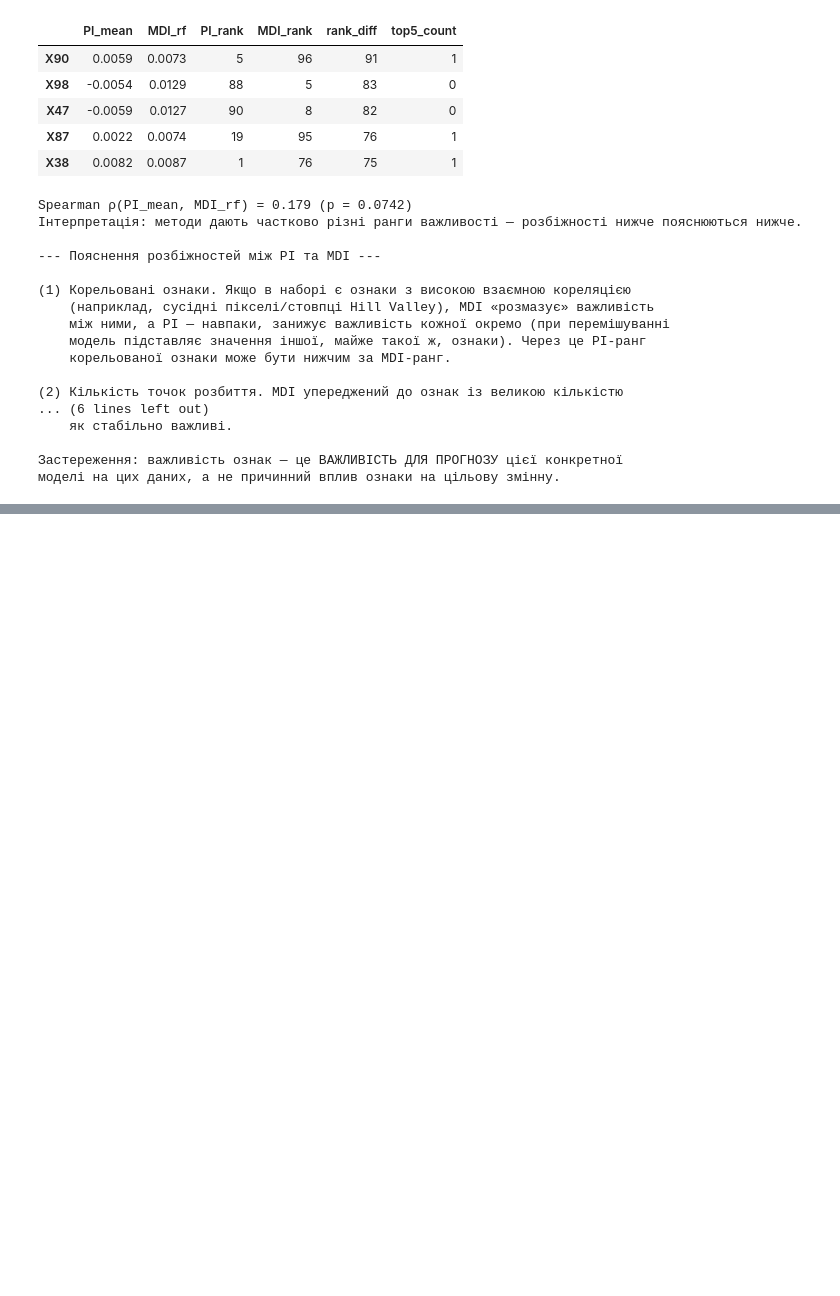
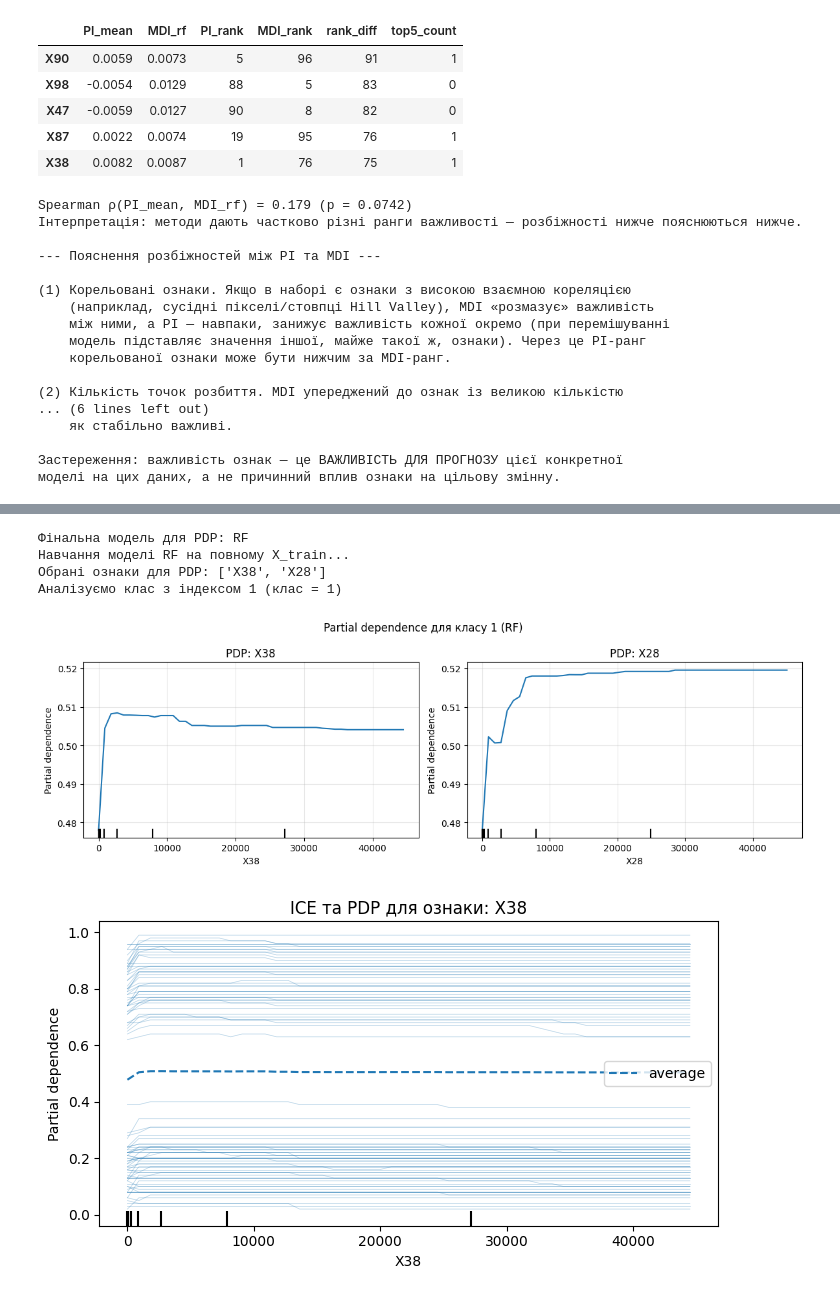
Before and after one commit to Yaroslav071315/machine-learning-course-volovnyk, a Jupyter notebook: lab04/notebook/lab04.ipynb, the cells around one changed output, grey strips where cells are left out. Drawn from its saved outputs; the diff is of its cells as text; code cells hidden in the pictures; blank space fills up the shorter version.

Commit message:
Model behavior and partial dependencies

```diff
--- a/lab04/notebook/lab04.ipynb
+++ b/lab04/notebook/lab04.ipynb
@@ -1239,0 +1253,55 @@ Spearman ρ(PI_mean, MDI_rf) = 0.179 (p = 0.0742)
+# %%
+import numpy as np
+import matplotlib.pyplot as plt
+from sklearn.inspection import PartialDependenceDisplay
+
+# Фінальний ансамбль (з Етапу 5)
+final_name = stability_df[stability_df["model"] != "Dummy"].iloc[0]["model"]
+final_est  = models[final_name]
+print(f"Фінальна модель для PDP: {final_name}")
+
+# Обов'язково навчаємо модель перед побудовою PDP/ICE
+print(f"Навчання моделі {final_name} на повному X_train...")
+final_est.fit(X_train, y_train)
+
+# Топ-2 ознаки за PI_mean
+top2_feats = summary_imp.head(2).index.tolist()
+print(f"Обрані ознаки для PDP: {top2_feats}")
+
+# Клас для аналізу (другий у sorted unique — у Hill Valley це 1)
+class_idx = 1 if len(np.unique(y_train)) == 2 else 0
+print(f"Аналізуємо клас з індексом {class_idx} "
+      f"(клас = {np.unique(y_train)[class_idx]})")
+
+# --- PDP ---
+fig, axes = plt.subplots(1, 2, figsize=(12, 4))
+disp = PartialDependenceDisplay.from_estimator(
+    final_est, X_train, features=top2_feats,
+    target=class_idx, kind="average",
+    grid_resolution=50, ax=axes,
+)
+for ax, f in zip(axes, top2_feats):
+    ax.set_title(f"PDP: {f}")
+    ax.grid(alpha=0.3)
+plt.suptitle(f"Partial dependence для класу {np.unique(y_train)[class_idx]} ({final_name})")
+plt.tight_layout()
+plt.show()
+
+# --- ICE (окремі криві) для найважливішої ознаки ---
+fig, ax = plt.subplots(figsize=(7, 4))
+PartialDependenceDisplay.from_estimator(
+    final_est, X_train, features=[top2_feats[0]],
+    target=class_idx, kind="both", subsample=100,
+    grid_resolution=50, ax=ax, random_state=RANDOM_STATE,
+)
+ax.set_title(f"ICE та PDP для ознаки: {top2_feats[0]}")
+ax.grid(alpha=0.3)
+plt.tight_layout()
+plt.show()
+# %% [output]
+Фінальна модель для PDP: RF
+Навчання моделі RF на повному X_train...
+Обрані ознаки для PDP: ['X38', 'X28']
+Аналізуємо клас з індексом 1 (клас = 1)
+[figure, added]
+[figure, added]
```
Also changed, not shown: parts of 5 cells of this notebook.
